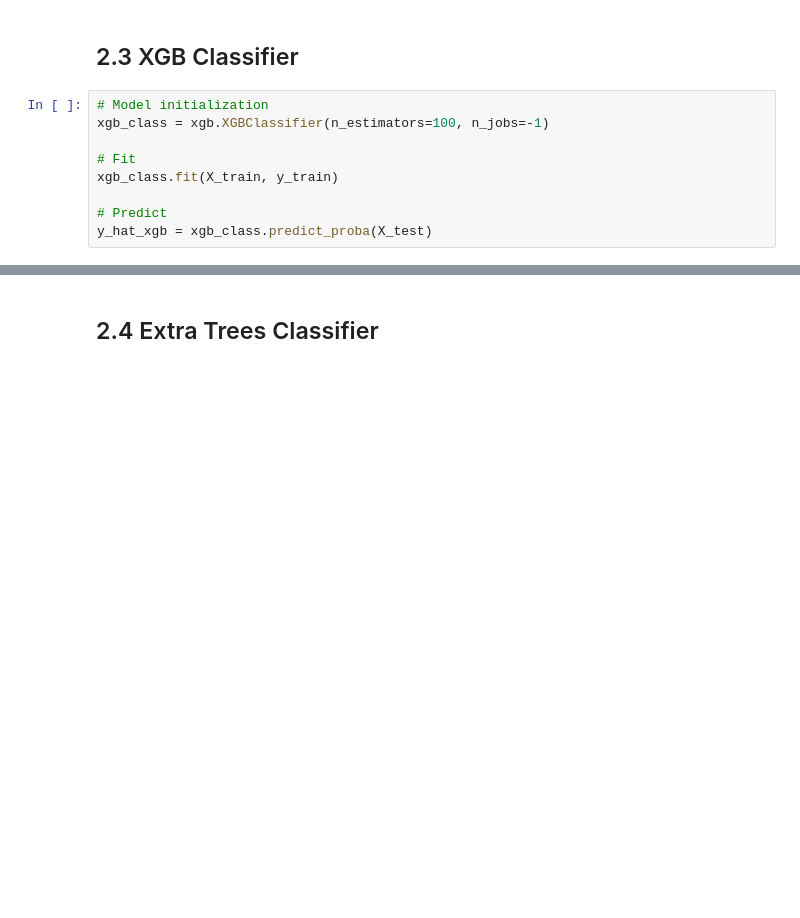
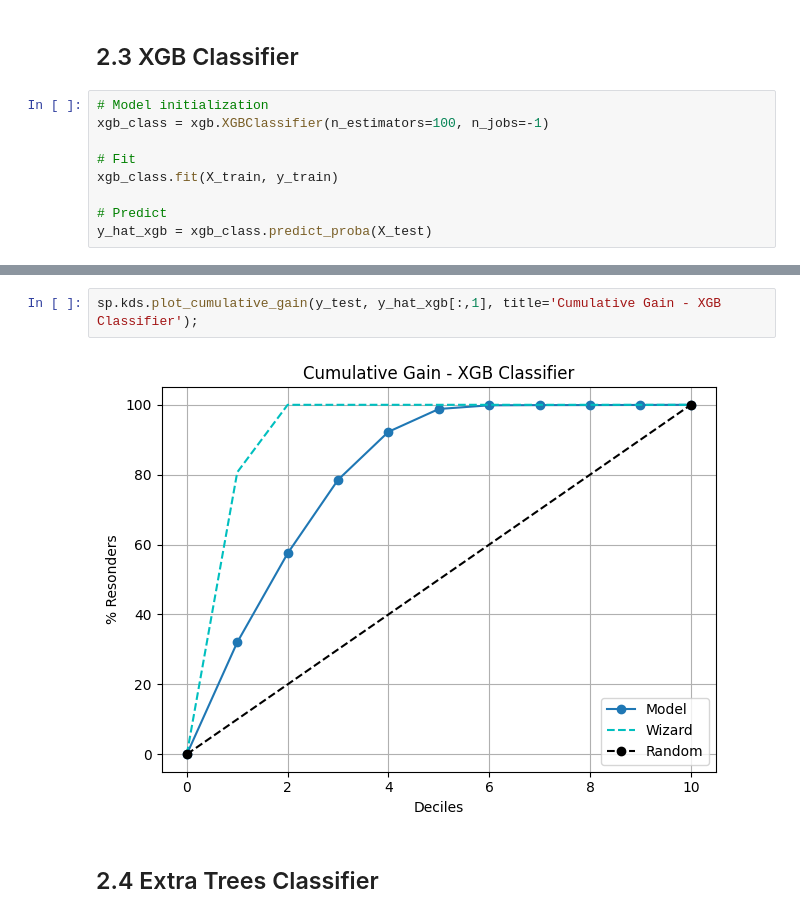
Before and after one commit to iury-repo/health_insurance_cs, a Jupyter notebook: notebooks/2-ims-modeling.ipynb, the cells around one changed output, grey strips where cells are left out. Saved outputs shown, nothing was run; the diff lists cells and outputs as text; blank space fills up the shorter version.

Commit message:
refactor: Add cumulative gain graph for XGBClassifier and ExtraTreeClassifier

```diff
--- a/notebooks/2-ims-modeling.ipynb
+++ b/notebooks/2-ims-modeling.ipynb
@@ -306,3 +307,7 @@ results_xgb
+# %%
+sp.kds.plot_cumulative_gain(y_test, y_hat_xgb[:,1], title='Cumulative Gain - XGB Classifier');
+# %% [output]
+[figure, added]
 # %% [markdown]
 ## 2.4 Extra Trees Classifier
 # %%
```
Also changed, not shown: parts of 7 cells of this notebook.
